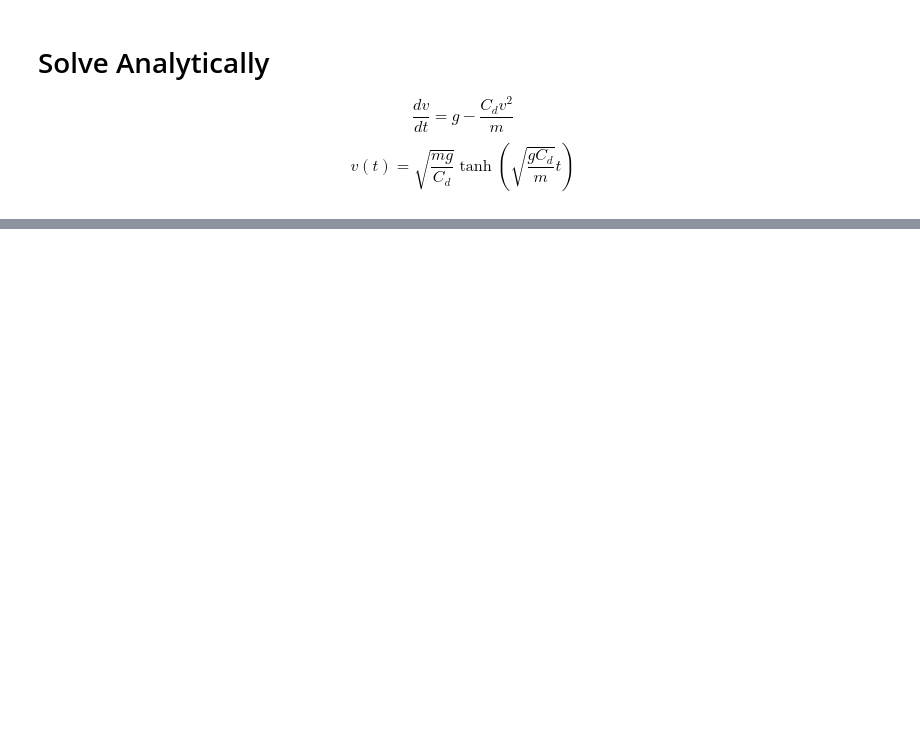
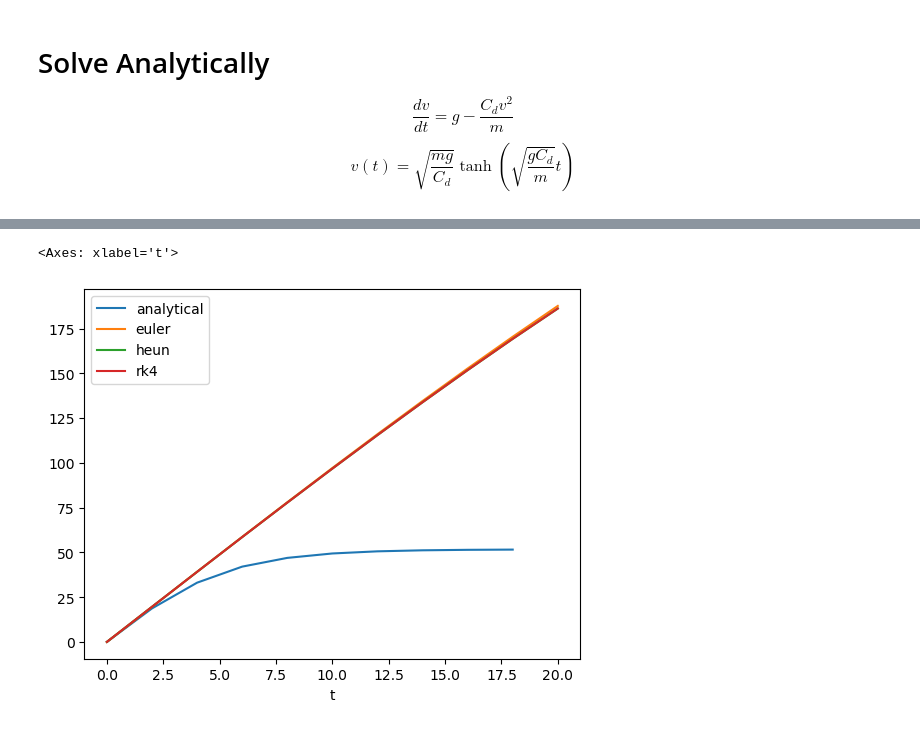
Before and after one commit to hasan-alj88/NumericalMethods, a Jupyter notebook: Examples/ODE.ipynb, the cells around one changed output, grey strips where cells are left out. Cells and saved outputs as stored; diff of their text form; code cells hidden in the pictures; blank space fills up the shorter version.

```diff
--- a/Examples/ODE.ipynb
+++ b/Examples/ODE.ipynb
@@ -119,0 +253,5 @@ euler_solver_df
+# %%
+df_all.plot(x='t', y=['analytical','euler', 'heun', 'rk4'])
+# %% [output]
+<Axes: xlabel='t'>
+[figure, added]
```
Also changed, not shown: parts of 25 cells of this notebook, 2 other files.
